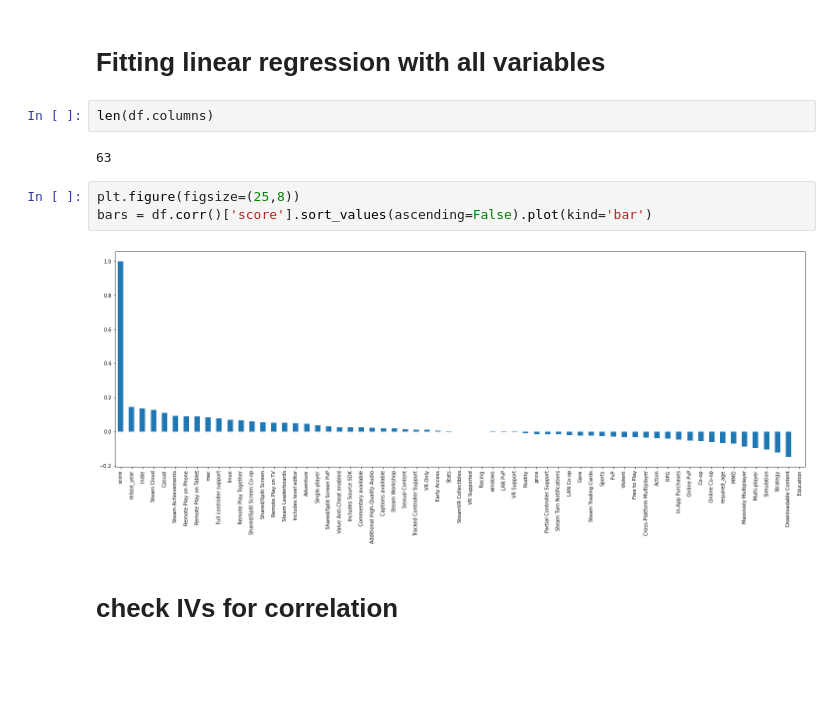
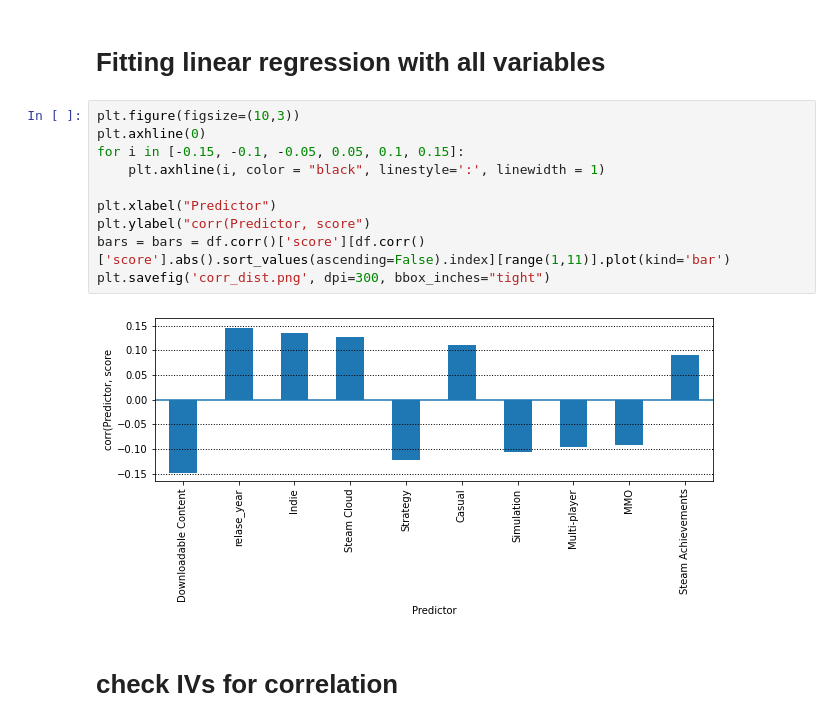
Before and after one commit to emilbreustedt/data-literacy-steam-project, a Jupyter notebook: predictor.ipynb, the cells around one changed output. Saved outputs shown, nothing was run; the diff lists cells and outputs as text; blank space fills up the shorter version.

Commit message:
Corr Plot

```diff
--- a/predictor.ipynb
+++ b/predictor.ipynb
@@ -33,15 +33,18 @@ df
 10000 rows × 63 columns
 # %% [markdown]
 # Fitting linear regression with all variables
-# %%
-len(df.columns)
-# %% [output]
-63
-# %%
-plt.figure(figsize=(25,8))
-bars = df.corr()['score'].sort_values(ascending=False).plot(kind='bar')
-# %% [output]
-[figure, removed]
+# %%
+plt.figure(figsize=(10,3))
+plt.axhline(0)
+for i in [-0.15, -0.1, -0.05, 0.05, 0.1, 0.15]:
+    plt.axhline(i, color = "black", linestyle=':', linewidth = 1)
+
+plt.xlabel("Predictor")
+plt.ylabel("corr(Predictor, score")
+bars = bars = df.corr()['score'][df.corr()['score'].abs().sort_values(ascending=False).index][range(1,11)].plot(kind='bar')
+plt.savefig('corr_dist.png', dpi=300, bbox_inches="tight")
+# %% [output]
+[figure, added]
 # %% [markdown]
 # check IVs for correlation
 # %%
```
Also changed, not shown: parts of 8 cells of this notebook.
